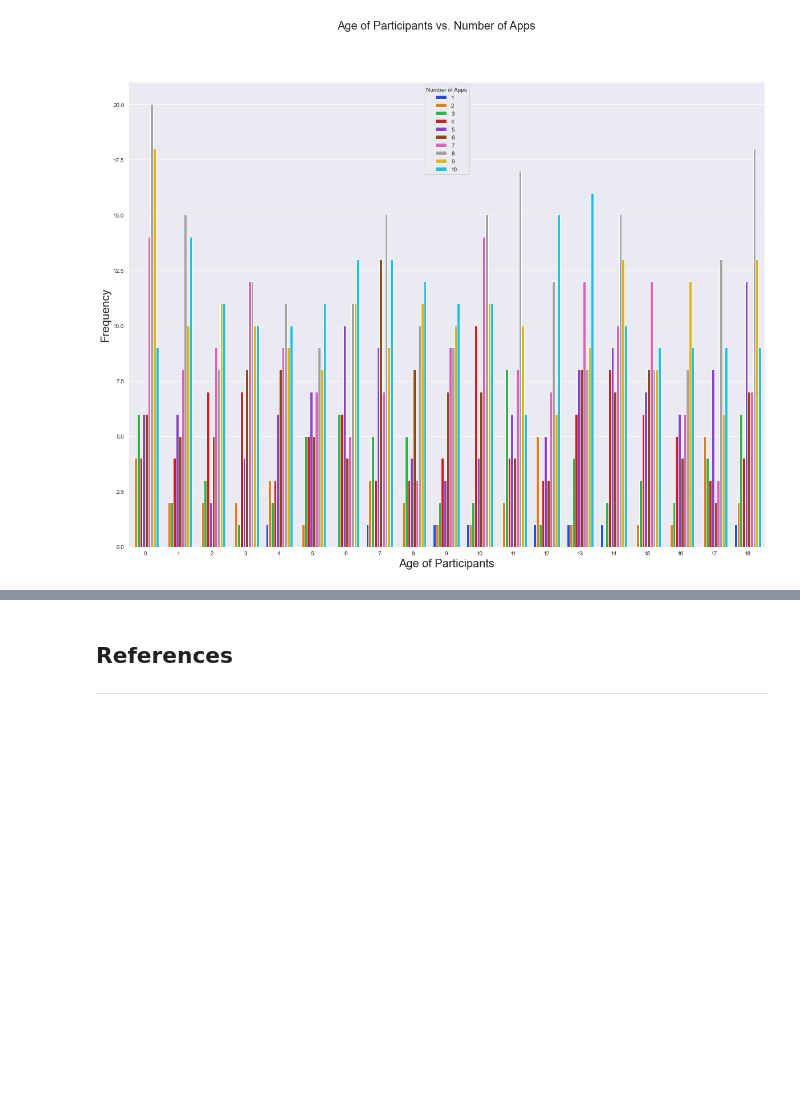
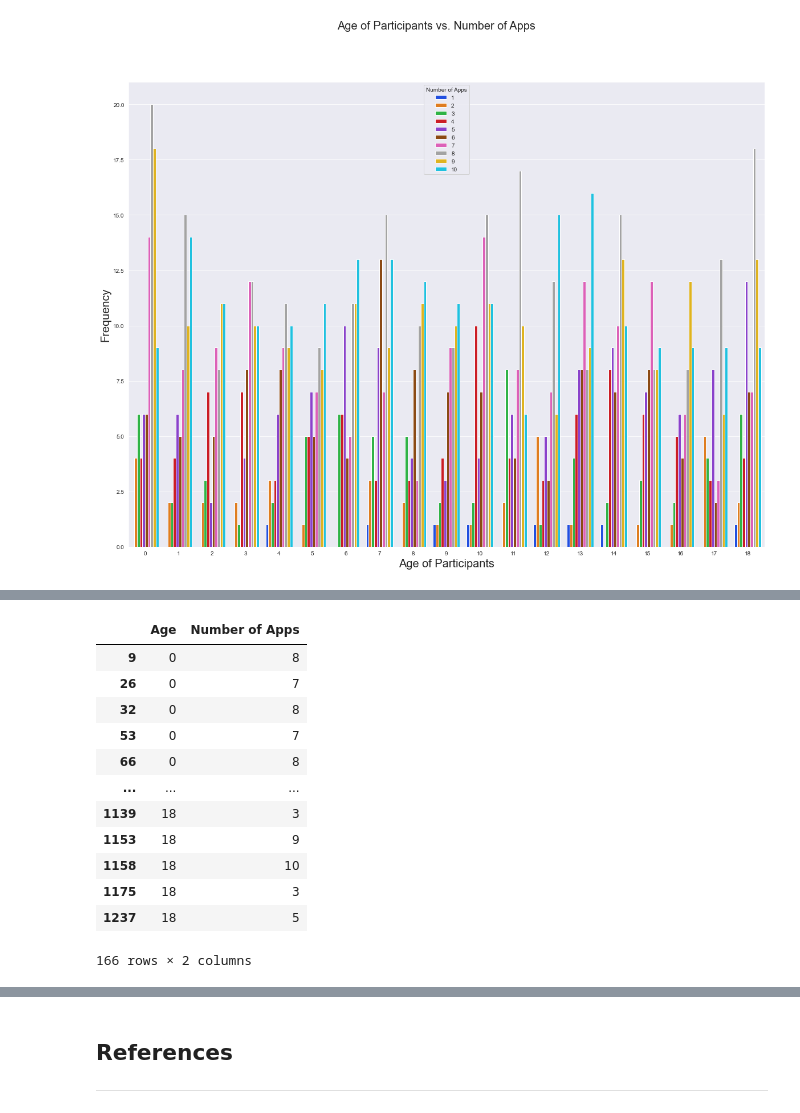
Before and after one commit to JPLee01/Programming_for_Data_Analysis-PRoject, a Jupyter notebook: Programming_for_Data_Analysis-Project.ipynb, the cells around one changed output, grey strips where cells are left out. Cells and saved outputs as stored; diff of their text form; code cells hidden in the pictures; blank space fills up the shorter version.

```diff
--- a/Programming_for_Data_Analysis-Project.ipynb
+++ b/Programming_for_Data_Analysis-Project.ipynb
@@ -657,0 +632,27 @@ data_set_gender2
+# %%
+#Filtering of Data Set to those aged under 1
+a = data_set_gender.loc[data_set_gender['Age'] == 0]
+#Filtering of Data Set to those aged 18
+b = data_set_gender.loc[data_set_gender['Age'] == 18]
+
+#Concatenation of the Results
+frames = [a,b]
+result = pd.concat(frames)
+
+#Filtering of the results to just the Age and Number of Apps columns
+data_set_zero = result[["Age", "Number of Apps"]]
+data_set_zero
+# %% [output]
+|  | Age | Number of Apps |
+| 9 | 0 | 8 |
+| 26 | 0 | 7 |
+| 32 | 0 | 8 |
+| 53 | 0 | 7 |
+| 66 | 0 | 8 |
+| ... | ... | ... |
+| 1139 | 18 | 3 |
+| 1153 | 18 | 9 |
+| 1158 | 18 | 10 |
+| 1175 | 18 | 3 |
+| 1237 | 18 | 5 |
+166 rows × 2 columns
```
Also changed, not shown: parts of 19 cells of this notebook.
